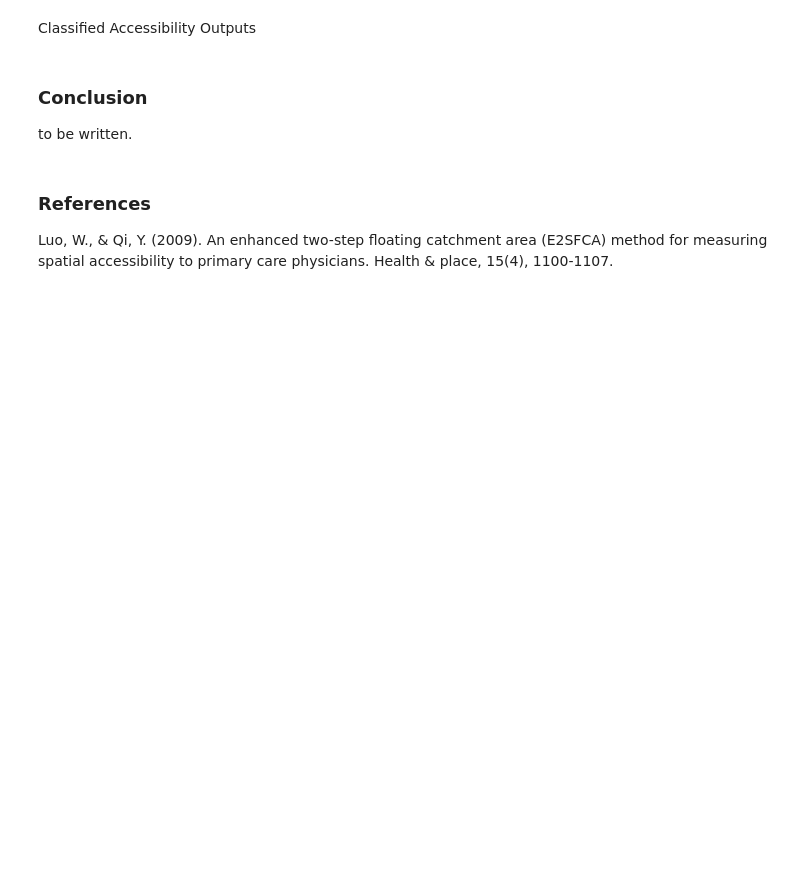
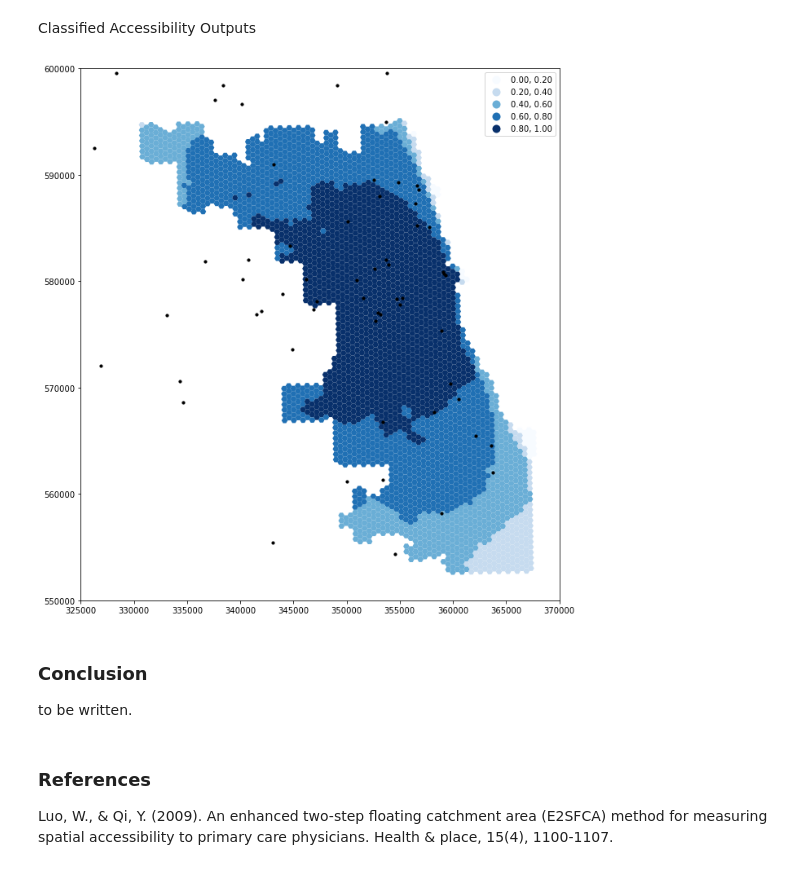
Before and after one commit to sydalexander/RPr-Kang-2020, a Jupyter notebook: procedure/code/03-COVID-19Acc-Reanalysis.ipynb, the cells around one changed output. Saved outputs shown, nothing was run; the diff lists cells and outputs as text; code cells hidden in the pictures; blank space fills up the shorter version.

```diff
--- a/procedure/code/03-COVID-19Acc-Reanalysis.ipynb
+++ b/procedure/code/03-COVID-19Acc-Reanalysis.ipynb
@@ -547,4 +638,24 @@ Returns:
 * Tuple containing:
     * thread ID
     * Counter object (dictionary for numbers) with aggregated stats by grid ID number
+# %%
+from collections import Counter
+def overlap_calc(_id, poly, grid_file, weight, service_type):
+    value_dict = Counter()
+    if type(poly.iloc[0][service_type])!=type(None):
+        value = float(poly[service_type])*weight
+        intersect = gpd.overlay(grid_file, poly, how='intersection')
+        intersect['overlapped']= intersect.area
+        intersect['percent'] = intersect['overlapped']/intersect['area']
+        intersect=intersect[intersect['percent']>=0.5]
+        intersect_region = intersect['id']
+        for intersect_id in intersect_region:
+            try:
+                value_dict[intersect_id] +=value
+            except:
+                value_dict[intersect_id] = value
+    return(_id, value_dict)
+
+def overlap_calc_unpacker(args):
+    return overlap_calc(*args)
 # %%
@@ -765,5 +1003,32 @@ output_map(result, pop_data, hospitals, resource_dropdown.value)
 # %% [markdown]
 Classified Accessibility Outputs
+# %%
+def output_map_classified(output_grid, hospitals, resource):
+    ax=output_grid.plot(column=resource,
+                        scheme='Equal_Interval',
+                        k=5,
+                        linewidth=0,
+                        cmap='Blues',
+                        figsize=(18,12),
+                        legend=True,
+                        label="Acc Measure",
+                        zorder=1)
+    # Next two lines set bounds for our x- and y-axes because it looks like there's a weird
+    # Point at the bottom left of the map that's messing up our frame (Maja)
+    ax.set_xlim([325000, 370000])
+    ax.set_ylim([550000, 600000])
+    hospitals.plot(ax=ax,
+                   markersize=10,
+                   zorder=2,
+                   c='black',
+                   legend=False,
+                   )
+# %%
+output_map_classified(result, hospitals, resource_dropdown.value)
+# save as image with file name including the resource value, population value, and buffered / not buffered
+plt.savefig('./results/figures/reproduction/{}_{}_buff_classified_spdLimit.png'.format(population_dropdown.value, resource_dropdown.value, resource_dropdown.value))
+# %% [output]
+[figure, added]
 # %% [markdown]
 ### Conclusion
 
```
Also changed, not shown: parts of 28 cells of this notebook, 1 other file.
